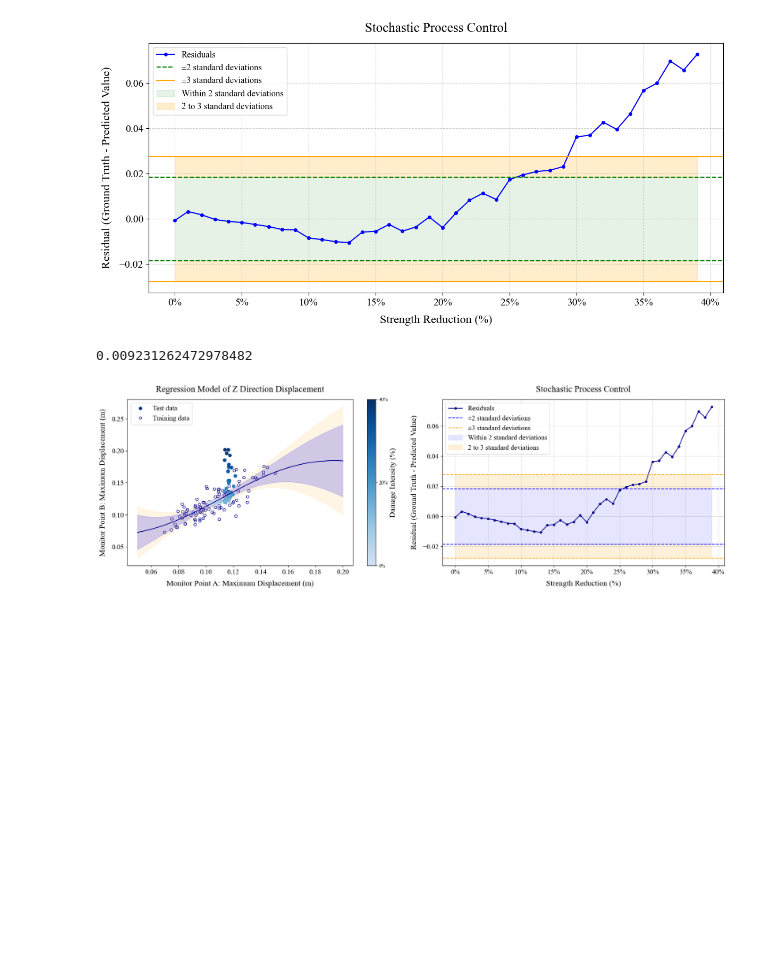
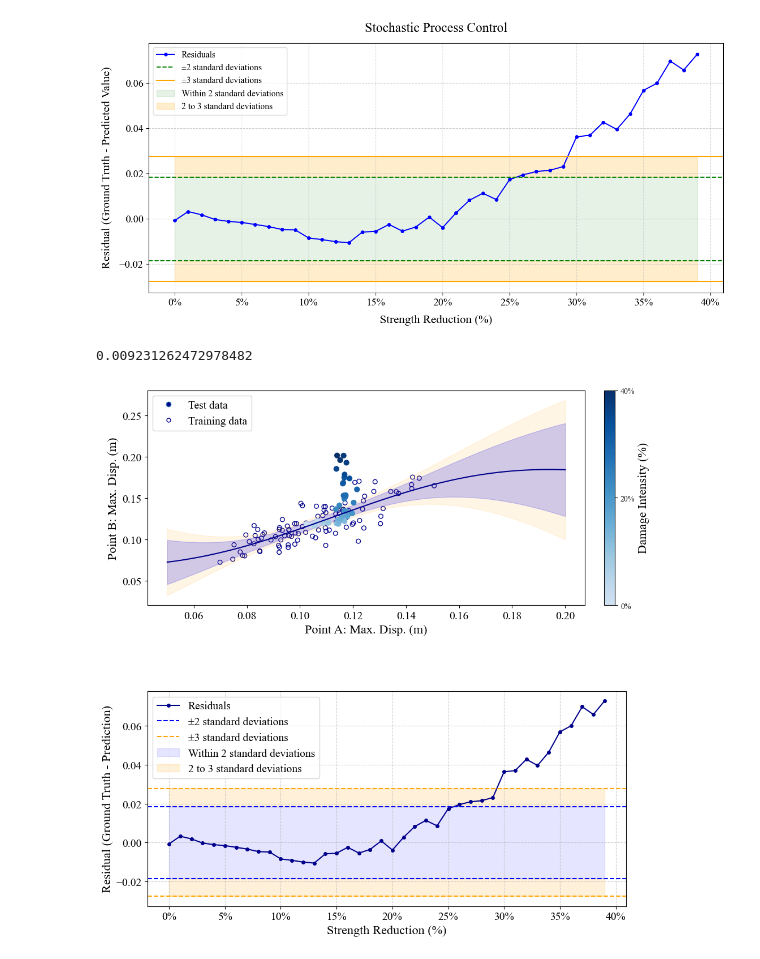
Before and after one commit to Shuaiwen-Cui/GPR-SPC, a Jupyter notebook: 04-Sensitivity-Analyses-Truss/analyzing/archive-sensitive/GPR2-ANALYSES.ipynb, the cells around one changed output. Saved outputs shown, nothing was run; the diff lists cells and outputs as text; code cells hidden in the pictures; blank space fills up the shorter version.

```diff
--- a/04-Sensitivity-Analyses-Truss/analyzing/archive-sensitive/GPR2-ANALYSES.ipynb
+++ b/04-Sensitivity-Analyses-Truss/analyzing/archive-sensitive/GPR2-ANALYSES.ipynb
@@ -588,11 +588,11 @@ AVG_BB_Z_std = np.mean(BB_Z_std)
 print(AVG_BB_Z_std)
 
 # Predict values and calculate residuals
-DETECT_Z_B_AVG_PRED, DETECT_Z_B_AVG_PRED_std = gprMdl_Z.predict(DETECT_Z_A_AVG.reshape(-1,1), return_std=True)
+DETECT_Z_B_AVG_PRED, DETECT_Z_B_AVG_PRED_std = gprMdl_Z.predict(DETECT_Z_A_AVG.reshape(-1, 1), return_std=True)
 Residual_Z = DETECT_Z_B_AVG - DETECT_Z_B_AVG_PRED
 
-# Create the figure with two subplots in one row
-fig, (ax1, ax2) = plt.subplots(1, 2, figsize=(18, 6))
+# Create the figure with two subplots in one column
+fig, (ax1, ax2) = plt.subplots(2, 1, figsize=(10, 10))
 
 # Common font sizes for consistency
 label_font_size = 16
@@ -603,8 +603,8 @@ legend_font_size = 14
 # First subplot: Regression and test data with smaller circle sizes
 ax1.scatter(BASE_Z_A, BASE_Z_B, edgecolors='darkblue', facecolors='none', label='Training data', marker='o', s=30)  # Smaller hollow circles for training data
 ax1.plot(AA_Z, BB_Z, c='darkblue', label='Regression')
-ax1.fill_between(AA_Z.squeeze(), (BB_Z - 2*BB_Z_std).squeeze(), (BB_Z + 2*BB_Z_std).squeeze(), color='blue', alpha=0.2)
-ax1.fill_between(AA_Z.squeeze(), (BB_Z - 3*BB_Z_std).squeeze(), (BB_Z + 3*BB_Z_std).squeeze(), color='orange', alpha=0.1)
+ax1.fill_between(AA_Z.squeeze(), (BB_Z - 2 * BB_Z_std).squeeze(), (BB_Z + 2 * BB_Z_std).squeeze(), color='blue', alpha=0.2)
+ax1.fill_between(AA_Z.squeeze(), (BB_Z - 3 * BB_Z_std).squeeze(), (BB_Z + 3 * BB_Z_std).squeeze(), color='orange', alpha=0.1)
 
 # Generate colors from light to dark based on damage intensity
 damage_levels = np.linspace(0, 1, len(DETECT_Z_A_AVG))  # Normalized values from 0 to 1
@@ -613,60 +613,61 @@ damage_levels = np.linspace(0, 1, len(DETECT_Z_A_AVG))  # Normalized values from
 scatter = ax1.scatter(DETECT_Z_A_AVG, DETECT_Z_B_AVG, c=damage_levels, cmap=light_to_dark_blue, label='Test data',
                       facecolors='darkblue', marker='o', s=40)
 
-# Add colorbar to indicate damage levels from 0% to 40%
-cbar = plt.colorbar(scatter, ax=ax1, orientation='vertical')
+# Add colorbar inside the first subplot
+cbar = plt.colorbar(scatter, ax=ax1, orientation='vertical', fraction=0.046, pad=0.04)
 cbar.set_label('Damage Intensity (%)', fontsize=label_font_size)
 cbar.set_ticks([0, 0.5, 1])  # Set ticks to show 0%, 20%, and 40%
 cbar.set_ticklabels(['0%', '20%', '40%'])
 
-# Font sizes for labels, title, and ticks for the first subplot
-ax1.set_xlabel('Monitor Point A: Maximum Displacement (m)', fontsize=label_font_size, labelpad=10)
-ax1.set_ylabel('Monitor Point B: Maximum Displacement (m)', fontsize=label_font_size, labelpad=10)
-ax1.set_title('Regression Model of Z Direction Displacement', fontsize=title_font_size, pad=15)
+# Set title and labels for the first subplot
+# ax1.set_title('Regression Model of Z Direction Displacement', fontsize=title_font_size, pad=15, loc='center')
+ax1.set_xlabel('Point A: Max. Disp. (m)', fontsize=label_font_size)
+ax1.set_ylabel('Point B: Max. Disp. (m)', fontsize=label_font_size)
 ax1.tick_params(axis='both', which='major', labelsize=tick_font_size)
 
 # Use appropriate legend labels and markers
 ax1.legend(handles=[plt.Line2D([], [], marker='o', markerfacecolor='darkblue', linestyle='None', label='Test data'),
                     plt.Line2D([], [], marker='o', markerfacecolor='none', markeredgecolor='darkblue', markersize=5, linestyle='None', label='Training data')],
            fontsize=legend_font_size)
 
 # Second subplot: Residual and control limits
 ax2.plot(Residual_Z, color='darkblue', marker='o', linestyle='-', linewidth=1.5, markersize=4, label='Residuals')
-ax2.axhline(y=2*AVG_BB_Z_std, color='blue', linestyle='--', linewidth=1.5)
-ax2.axhline(y=-2*AVG_BB_Z_std, color='blue', linestyle='--', linewidth=1.5, label='±2 standard deviations')
-ax2.axhline(y=3*AVG_BB_Z_std, color='orange', linestyle='--', linewidth=1.5)
-ax2.axhline(y=-3*AVG_BB_Z_std, color='orange', linestyle='--', linewidth=1.5, label='±3 standard deviations')
+ax2.axhline(y=2 * AVG_BB_Z_std, color='blue', linestyle='--', linewidth=1.5)
+ax2.axhline(y=-2 * AVG_BB_Z_std, color='blue', linestyle='--', linewidth=1.5, label='±2 standard deviations')
+ax2.axhline(y=3 * AVG_BB_Z_std, color='orange', linestyle='--', linewidth=1.5)
+ax2.axhline(y=-3 * AVG_BB_Z_std, color='orange', linestyle='--', linewidth=1.5, label='±3 standard deviations')
 
 # Shaded areas for the second subplot
-ax2.fill_between(range(len(Residual_Z)), -2*AVG_BB_Z_std, 2*AVG_BB_Z_std, color='blue', alpha=0.1, label='Within 2 standard deviations')
-ax2.fill_between(range(len(Residual_Z)), 2*AVG_BB_Z_std, 3*AVG_BB_Z_std, color='orange', alpha=0.15, label='2 to 3 standard deviations')
-ax2.fill_between(range(len(Residual_Z)), -3*AVG_BB_Z_std, -2*AVG_BB_Z_std, color='orange', alpha=0.15)
+ax2.fill_between(range(len(Residual_Z)), -2 * AVG_BB_Z_std, 2 * AVG_BB_Z_std, color='blue', alpha=0.1, label='Within 2 standard deviations')
+ax2.fill_between(range(len(Residual_Z)), 2 * AVG_BB_Z_std, 3 * AVG_BB_Z_std, color='orange', alpha=0.15, label='2 to 3 standard deviations')
+ax2.fill_between(range(len(Residual_Z)), -3 * AVG_BB_Z_std, -2 * AVG_BB_Z_std, color='orange', alpha=0.15)
 
 # Formatter function to add percentage symbol
 def percentage_formatter(x, pos):
     return f'{int(x)}%'
 
 # Apply the formatter to the x-axis of the second subplot
 ax2.xaxis.set_major_formatter(FuncFormatter(percentage_formatter))
 
-# Font sizes for labels, title, and ticks for the second subplot
-ax2.set_xlabel('Strength Reduction (%)', fontsize=label_font_size, labelpad=10)
-ax2.set_ylabel('Residual (Ground Truth - Predicted Value)', fontsize=label_font_size, labelpad=10)
-ax2.set_title('Stochastic Process Control', fontsize=title_font_size, pad=15)
+# Set title and labels for the second subplot
+# ax2.set_title('Stochastic Process Control', fontsize=title_font_size, pad=15, loc='center')
+ax2.set_xlabel('Strength Reduction (%)', fontsize=label_font_size)
+ax2.set_ylabel('Residual (Ground Truth - Prediction)', fontsize=label_font_size)
 ax2.tick_params(axis='both', which='major', labelsize=tick_font_size)
 
 # Legend and grid for the second subplot
 ax2.legend(fontsize=legend_font_size)
 ax2.grid(True, linestyle='--', alpha=0.6)
 
-# Adjust layout
+# Adjust layout to ensure alignment and add padding between subplots
 plt.tight_layout()
+plt.subplots_adjust(hspace=0.4)  # Increase space between subplots
 
-# save the picture
-plt.savefig('analyze.png', dpi=300)
+# Save the picture
+plt.savefig('analyze', dpi=300)
 
 # Show the combined figure with two subplots
 plt.show()
 # %% [output]
 0.009231262472978482
-[figure, old version]
+[figure, new version]
```
Also changed, not shown: 6 other files.
